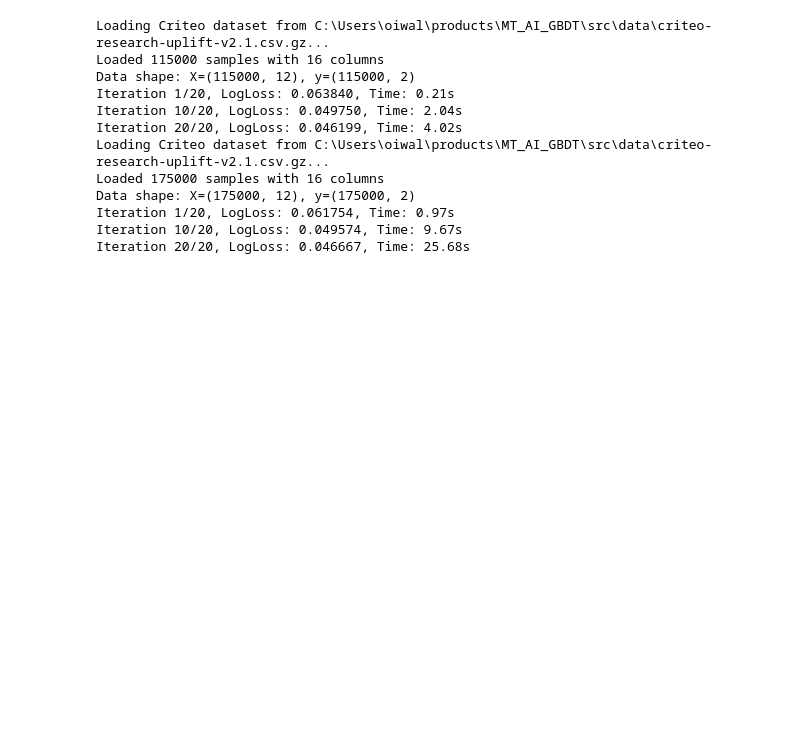
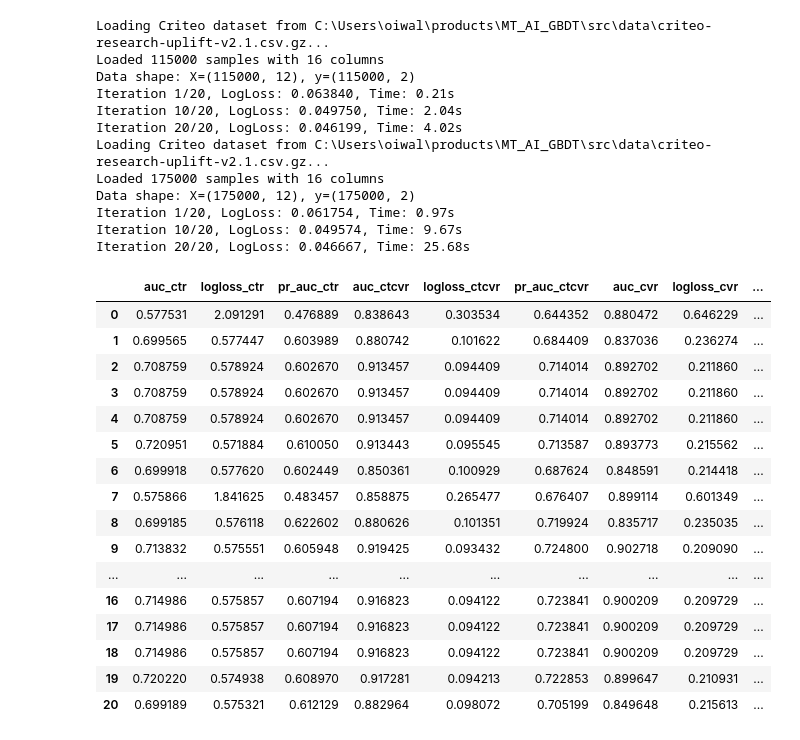
Before and after one commit to shobigrock/MT_AI_GBDT, a Jupyter notebook: notebooks/analysis/exp1_prauc.ipynb, the cells around one changed output. Saved outputs shown, nothing was run; the diff lists cells and outputs as text; code cells hidden in the pictures; blank space fills up the shorter version.

```diff
--- a/notebooks/analysis/exp1_prauc.ipynb
+++ b/notebooks/analysis/exp1_prauc.ipynb
@@ -258,6 +360,27 @@ Data shape: X=(175000, 12), y=(175000, 2)
 Iteration 1/20, LogLoss: 0.061754, Time: 0.97s
 Iteration 10/20, LogLoss: 0.049574, Time: 9.67s
 Iteration 20/20, LogLoss: 0.046667, Time: 25.68s
+# %%
+df_results = pd.read_csv("C:\\Users\\oiwal\\products\\MT_AI_GBDT\\src\\data\\criteo_bid_eval.csv.csv")
+df_results
+# %% [output]
+|  | auc_ctr | logloss_ctr | pr_auc_ctr | auc_ctcvr | logloss_ctcvr | pr_auc_ctcvr | auc_cvr | logloss_cvr | ... |
+| 0 | 0.577531 | 2.091291 | 0.476889 | 0.838643 | 0.303534 | 0.644352 | 0.880472 | 0.646229 | ... |
+| 1 | 0.699565 | 0.577447 | 0.603989 | 0.880742 | 0.101622 | 0.684409 | 0.837036 | 0.236274 | ... |
+| 2 | 0.708759 | 0.578924 | 0.602670 | 0.913457 | 0.094409 | 0.714014 | 0.892702 | 0.211860 | ... |
+| 3 | 0.708759 | 0.578924 | 0.602670 | 0.913457 | 0.094409 | 0.714014 | 0.892702 | 0.211860 | ... |
+| 4 | 0.708759 | 0.578924 | 0.602670 | 0.913457 | 0.094409 | 0.714014 | 0.892702 | 0.211860 | ... |
+| 5 | 0.720951 | 0.571884 | 0.610050 | 0.913443 | 0.095545 | 0.713587 | 0.893773 | 0.215562 | ... |
+| 6 | 0.699918 | 0.577620 | 0.602449 | 0.850361 | 0.100929 | 0.687624 | 0.848591 | 0.214418 | ... |
+| 7 | 0.575866 | 1.841625 | 0.483457 | 0.858875 | 0.265477 | 0.676407 | 0.899114 | 0.601349 | ... |
+| 8 | 0.699185 | 0.576118 | 0.622602 | 0.880626 | 0.101351 | 0.719924 | 0.835717 | 0.235035 | ... |
+| 9 | 0.713832 | 0.575551 | 0.605948 | 0.919425 | 0.093432 | 0.724800 | 0.902718 | 0.209090 | ... |
+| ... | ... | ... | ... | ... | ... | ... | ... | ... | ... |
+| 16 | 0.714986 | 0.575857 | 0.607194 | 0.916823 | 0.094122 | 0.723841 | 0.900209 | 0.209729 | ... |
+| 17 | 0.714986 | 0.575857 | 0.607194 | 0.916823 | 0.094122 | 0.723841 | 0.900209 | 0.209729 | ... |
+| 18 | 0.714986 | 0.575857 | 0.607194 | 0.916823 | 0.094122 | 0.723841 | 0.900209 | 0.209729 | ... |
+| 19 | 0.720220 | 0.574938 | 0.608970 | 0.917281 | 0.094213 | 0.722853 | 0.899647 | 0.210931 | ... |
+| 20 | 0.699189 | 0.575321 | 0.612129 | 0.882964 | 0.098072 | 0.705199 | 0.849648 | 0.215613 | ... |
 # %%
 # Aggregate and display metrics
 headers = ["model", "auc_ctr", "auc_ctcvr", "auc_cvr", "logloss_ctr", "logloss_ctcvr", "logloss_cvr"]
```
Also changed, not shown: parts of 8 cells of this notebook, 6 other files.
